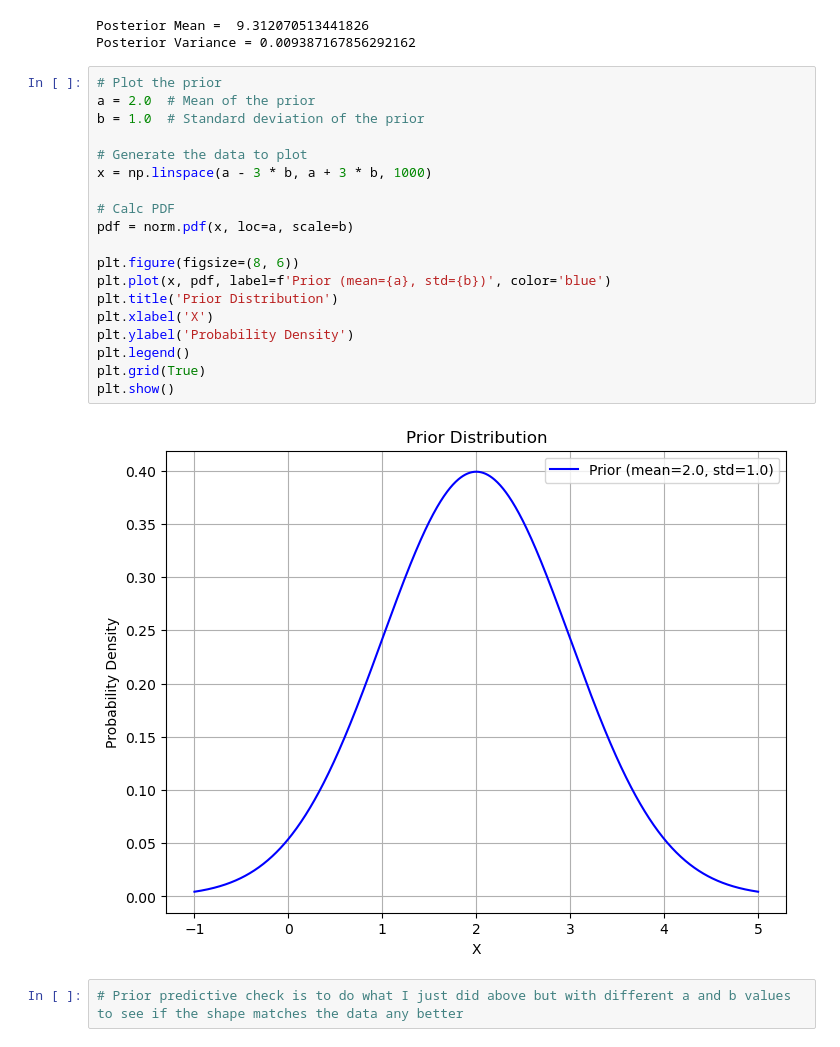
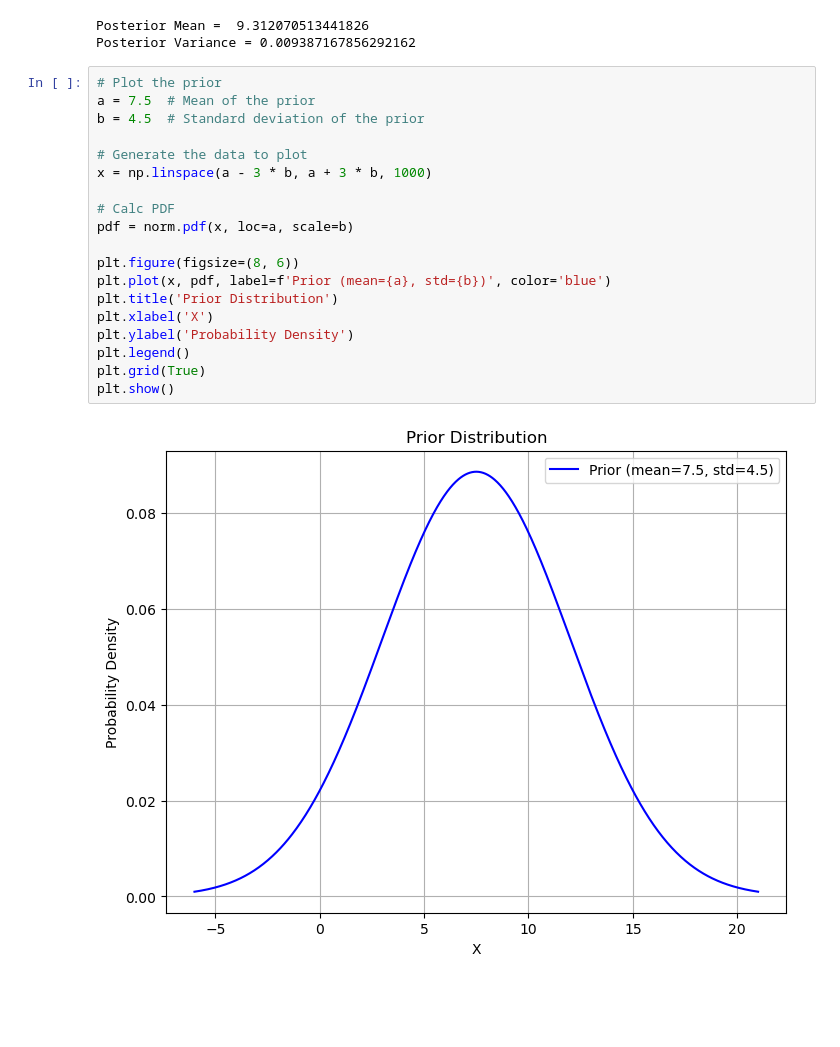
Before and after one commit to nojmaher/Project_1_craters, a Jupyter notebook: model_analysis.ipynb, the cells around one changed output. Saved outputs shown, nothing was run; the diff lists cells and outputs as text; blank space fills up the shorter version.

```diff
--- a/model_analysis.ipynb
+++ b/model_analysis.ipynb
@@ -87,24 +66,22 @@ Posterior Mean =  9.312070513441826
 Posterior Variance = 0.009387167856292162
 # %%
 # Plot the prior
-a = 2.0  # Mean of the prior
-b = 1.0  # Standard deviation of the prior
+a = 7.5  # Mean of the prior
+b = 4.5  # Standard deviation of the prior
 
 # Generate the data to plot
 x = np.linspace(a - 3 * b, a + 3 * b, 1000)
 
 # Calc PDF
 pdf = norm.pdf(x, loc=a, scale=b)
 
 plt.figure(figsize=(8, 6))
 plt.plot(x, pdf, label=f'Prior (mean={a}, std={b})', color='blue')
 plt.title('Prior Distribution')
 plt.xlabel('X')
 plt.ylabel('Probability Density')
 plt.legend()
 plt.grid(True)
 plt.show()
 # %% [output]
-[figure, old version]
+[figure, new version]
-# %%
-# Prior predictive check is to do what I just did above but with different a and b values to see if the shape matches the data any better
```
Also changed, not shown: parts of 7 cells of this notebook.
